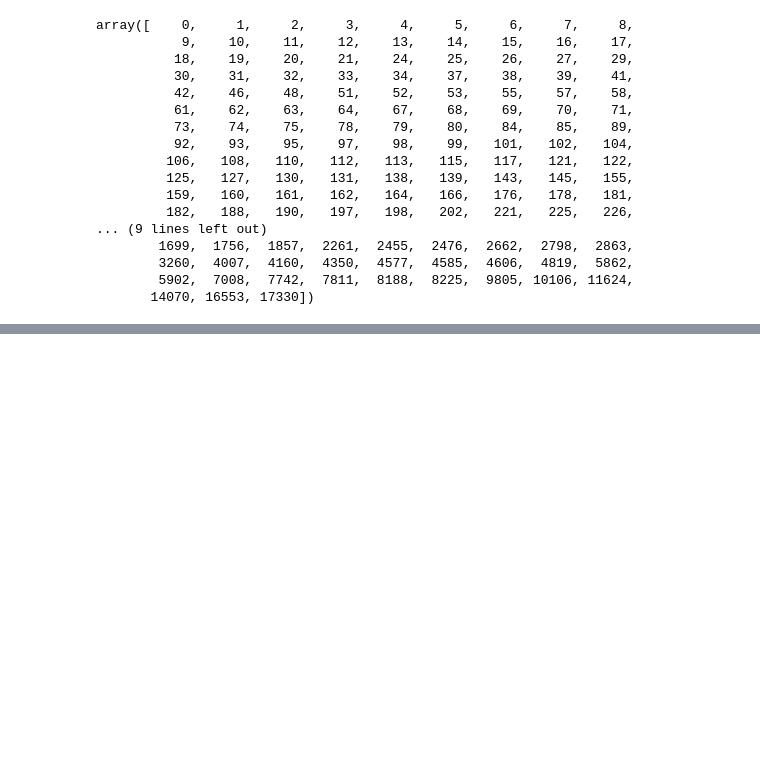
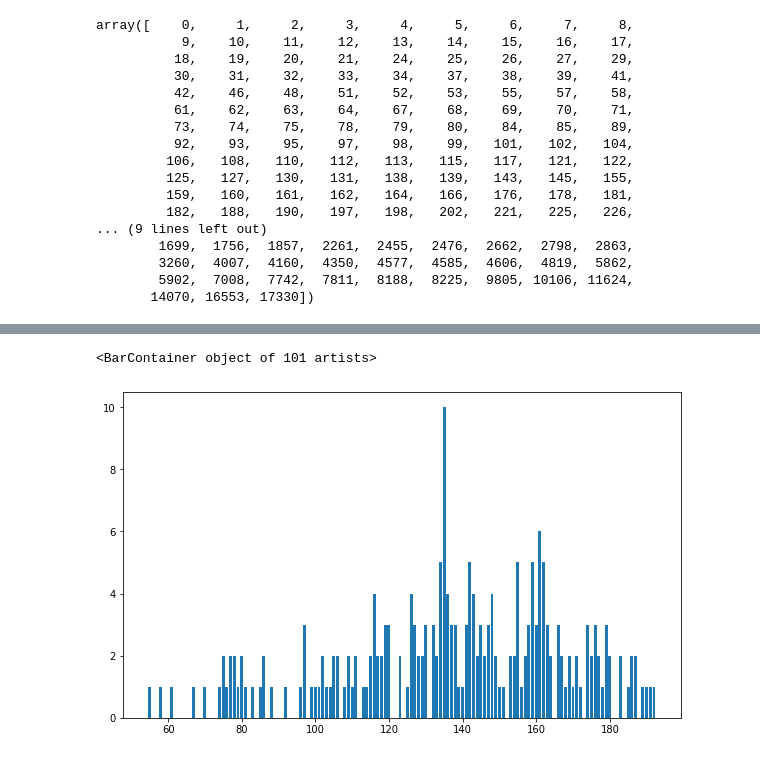
Before and after one commit to KenWang42/TDCR, a Jupyter notebook: D2D_Grouping/circular/D2D_data_test.ipynb, the cells around one changed output, grey strips where cells are left out. Cells and saved outputs as stored; diff of their text form; code cells hidden in the pictures; blank space fills up the shorter version.

```diff
--- a/D2D_Grouping/circular/D2D_data_test.ipynb
+++ b/D2D_Grouping/circular/D2D_data_test.ipynb
@@ -39,0 +64,6 @@ np.unique(MTCD_grouping.clusters).shape
+# %%
+plt.figure(figsize=(10,6))
+plt.bar(group_sizes.value_counts().index,group_sizes.value_counts().values)
+# %% [output]
+<BarContainer object of 101 artists>
+[figure, added]
```
Also changed, not shown: parts of 9 cells of this notebook, 6 other files.
